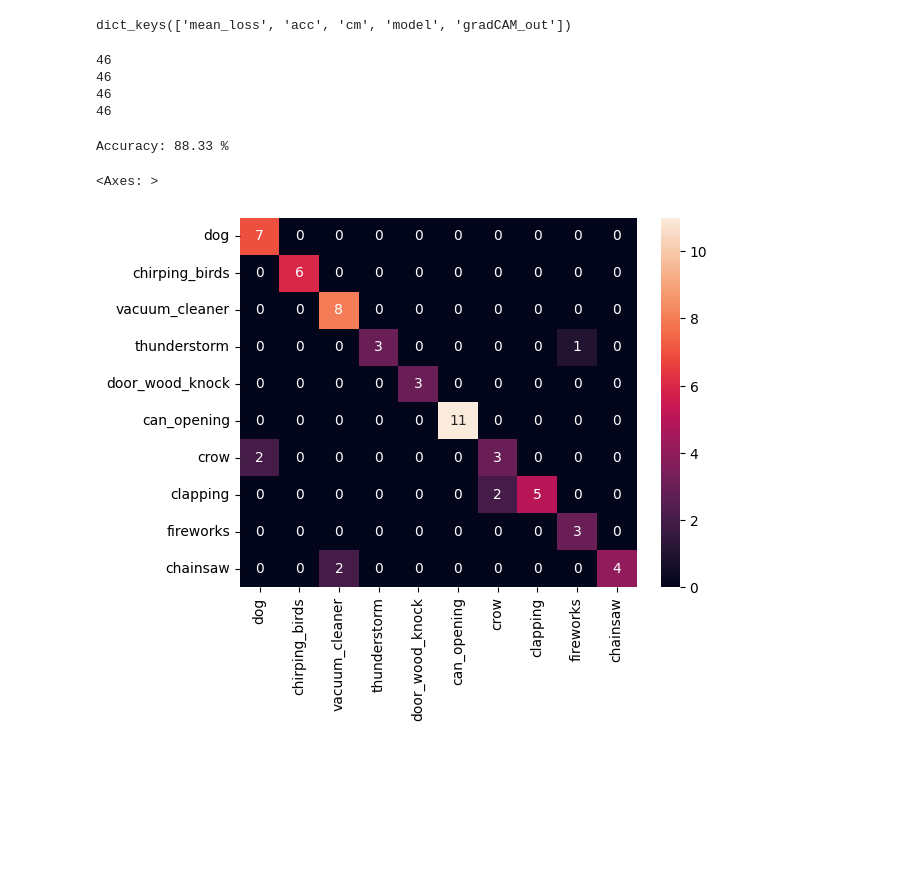
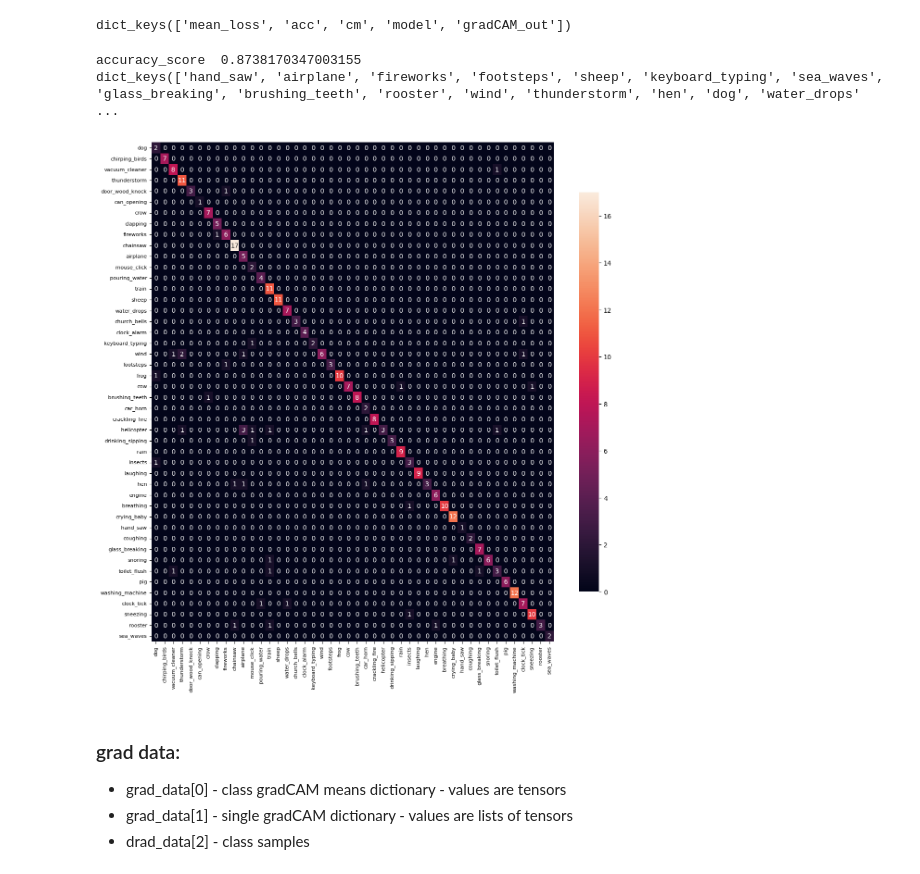
Before and after one commit to JanStasin/ML-sounds-sandbox, a Jupyter notebook: basic_CNN-GC-viewer.ipynb, the cells around one changed output. Saved outputs shown, nothing was run; the diff lists cells and outputs as text; code cells hidden in the pictures; blank space fills up the shorter version.

```diff
--- a/basic_CNN-GC-viewer.ipynb
+++ b/basic_CNN-GC-viewer.ipynb
@@ -43,7 +33,7 @@ dict_keys(['dog', 'chirping_birds', 'vacuum_cleaner', 'thunderstorm', 'door_wood
 chosen_labels = ['crickets', 'can_opening', 'chirping_birds', 'dog', 'chainsaw'][:4]
 encoded_labels = {'crickets': 0, 'can_opening': 1, 'chirping_birds': 2, 'dog': 3, 'chainsaw': 4}
 # %%
-chosen_labels = list(all_labels)[:10]
+chosen_labels = list(all_labels)[:46]
 print(chosen_labels)
 encoded_labels = {}
 for i, label in enumerate(chosen_labels):
@@ -137,26 +107,28 @@ data.keys()
 dict_keys(['mean_loss', 'acc', 'cm', 'model', 'gradCAM_out'])
 # %%
 grad_data = data['gradCAM_out']
-#print(grad_data[0].keys())
-print(len(grad_data[0].keys()))
-print(len(grad_data[0].values()))
-#print(grad_data[1].keys())
-print(len(grad_data[1].keys()))
-print(len(grad_data[1].values()))
+accuracy_score = data['acc']
+print('accuracy_score ', accuracy_score)
+cm = data['cm']
+
+#print('mean_loss ',data['mean_loss'])
+# print(grad_data[0].keys())
+# print(len(grad_data[0].keys()))
+# print(len(grad_data[0].values()))
+# print(len(grad_data[1].keys()))
+# print(len(grad_data[1].values()))
 # %% [output]
-46
-46
-46
-46
+accuracy_score  0.8738170347003155
+dict_keys(['hand_saw', 'airplane', 'fireworks', 'footsteps', 'sheep', 'keyboard_typing', 'sea_waves', 'glass_breaking', 'brushing_teeth', 'rooster', 'wind', 'thunderstorm', 'hen', 'dog', 'water_drops' ...
-# %%
-
-# Accuracy
-acc = accuracy_score(y_val, np.argmax(y_val_hat, axis=1))
-print(f'Accuracy: {acc*100:.2f} %')
-# confusion matrix
-cm = confusion_matrix(y_val, np.argmax(y_val_hat, axis=1))
-sns.heatmap(cm, annot=True, xticklabels=chosen_labels, yticklabels=chosen_labels)
-# %% [output]
-Accuracy: 88.33 %
-<Axes: >
-[figure, removed]
+# %%
+plt.figure(figsize=(14, 14))
+sns.heatmap(cm, annot=True, xticklabels=chosen_labels, yticklabels=chosen_labels, annot_kws={"size": 10}, cbar_kws={'shrink': 0.8})
+plt.xticks(fontsize=8);
+plt.yticks(fontsize=8);
+# %% [output]
+[figure, added]
+# %% [markdown]
+### grad data:
+- grad_data[0] - class gradCAM means dictionary - values are tensors
+- grad_data[1] - single gradCAM dictionary - values are lists of tensors
+- drad_data[2] - class samples
```
Also changed, not shown: parts of 7 cells of this notebook, 8 other files.
